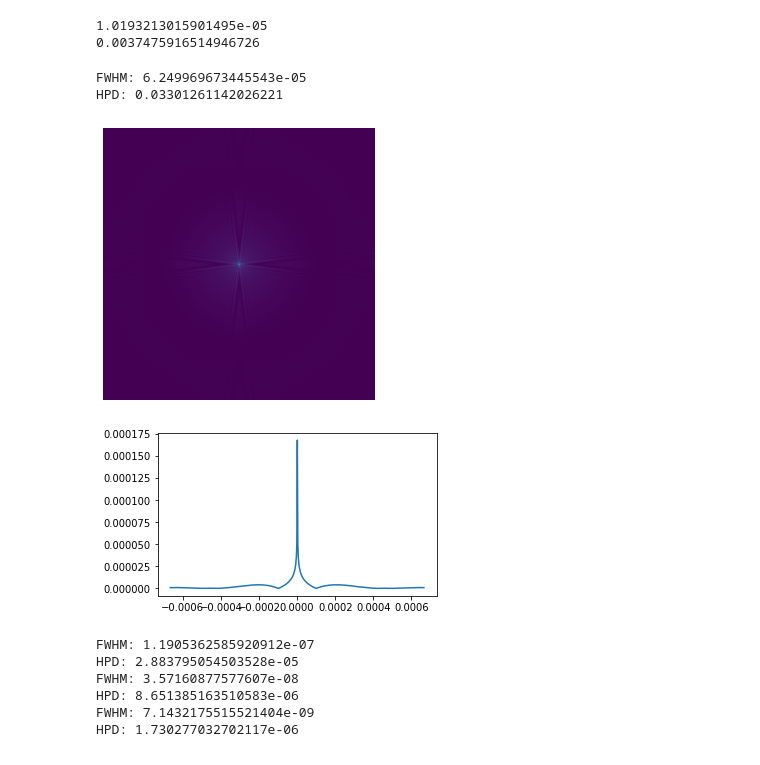
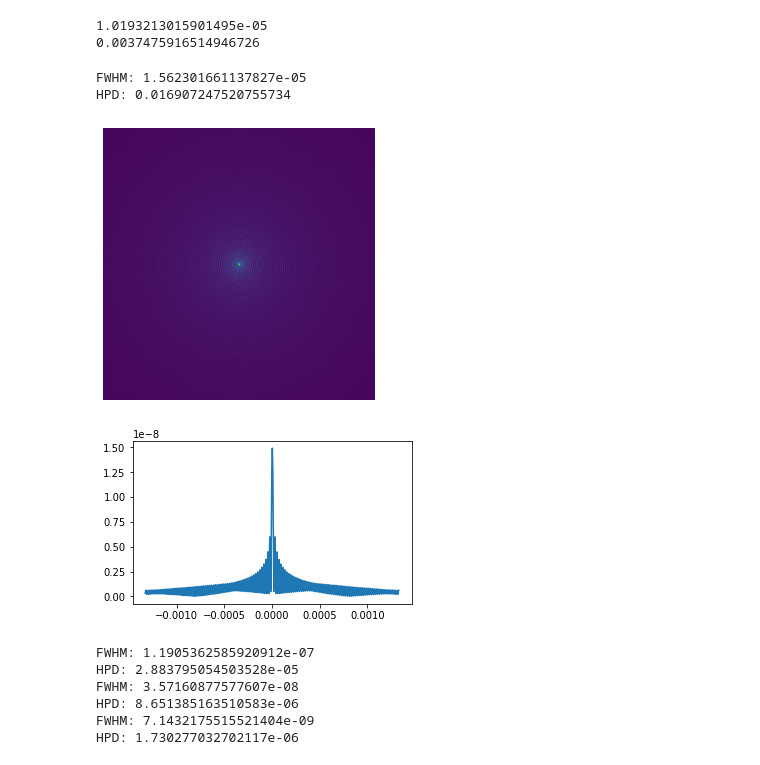
Before and after one commit to dieu-detruit/bachelor-thesis, a Jupyter notebook: illustration/chapter2/ideal_focus.ipynb, the cells around one changed output. Drawn from its saved outputs; the diff is of its cells as text; code cells hidden in the pictures.

```diff
--- a/illustration/chapter2/ideal_focus.ipynb
+++ b/illustration/chapter2/ideal_focus.ipynb
@@ -69,7 +69,7 @@ class IdealFocusSimulator():
         ring[(ring_radius <= r) & (r <= exit_radius)] = 1.0
 
         focus = np.fft.fftshift(np.fft.fft2(np.fft.fftshift(ring)))
-        return focus / np.sum(np.abs(focus))
+        return focus / np.sum(np.abs(focus)**2)
 
     def getFWHM(self):
         x = np.linspace(-0.5 * self.detector_length, 0.5 * self.detector_length, self.N)
@@ -103,39 +103,40 @@ class IdealFocusSimulator():
 # %%
 # 可視光
 
-N = 4096
+N = 8192
 
 wavelength = 632.8e-9
-exit_length = 2 * exit_radius
+exit_length = 8 * exit_radius
 
 sim = IdealFocusSimulator(wavelength, exit_length, N)
 focus = sim.getIdealFocus()
 
 K = 512
 fig = plt.figure(figsize=(5, 5))
 plt.axis('off')
 plt.imshow(np.abs(focus[(N//2-K//2):(N//2+K//2),(N//2-K//2):(N//2+K//2)]))
 
-fig.savefig('resource/chap2/ideal/focus_abs_visible.png')
+fig.savefig('../resource/chap2/ideal/focus_abs_visible.png')
 
 focus_profile = np.abs(focus[:, N//2])
 
+detector_length = N * wavelength * WD / exit_length
 x = np.linspace(-0.5 * detector_length, 0.5 * detector_length, N)
 
 fig = plt.figure(figsize=(5, 3))
 plt.plot(x[(N//2-K//2):(N//2+K//2)], focus_profile[(N//2-K//2):(N//2+K//2)])
-fig.savefig('resource/chap2/ideal/focus_profile_visible.png')
+fig.savefig('../resource/chap2/ideal/focus_profile_visible.png')
 
 fwhm = sim.getFWHM()
 print('FWHM:', fwhm)
 
 hpd = sim.getHPD()
 print('HPD:', hpd)
 # %% [output]
-FWHM: 6.249969673445543e-05
-HPD: 0.03301261142026221
+FWHM: 1.562301661137827e-05
+HPD: 0.016907247520755734
 [figure]
-[figure, old version]
+[figure, new version]
 # %%
 # 300eV
 
```
Also changed, not shown: 6 other files.
